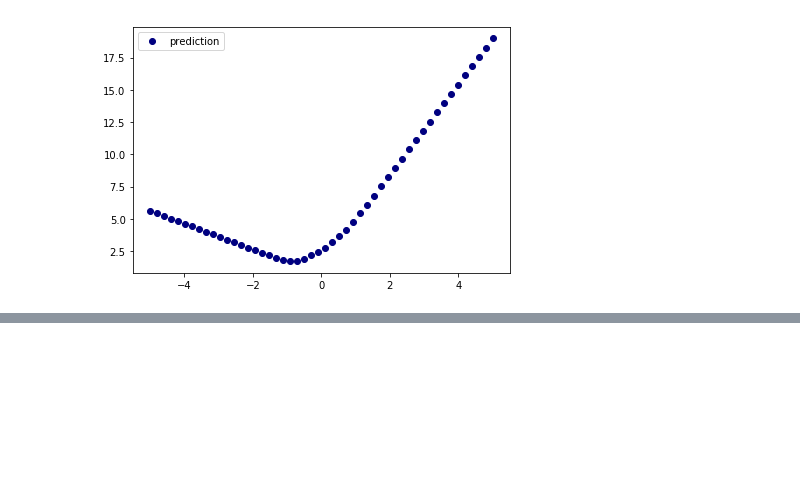
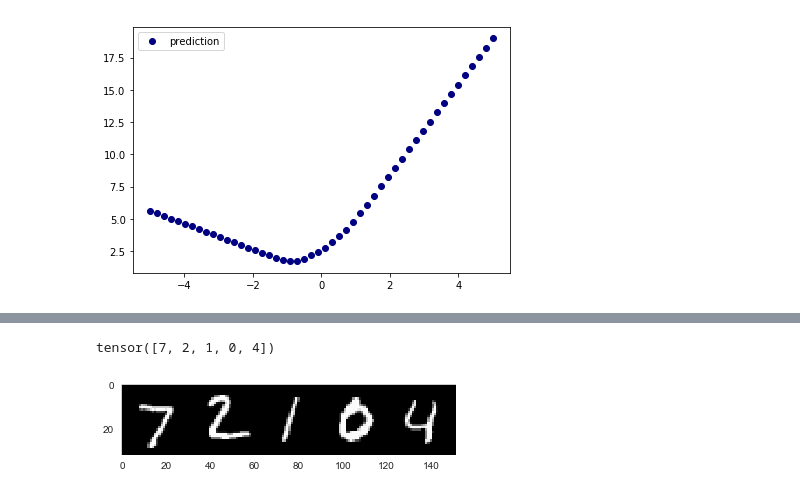
Before and after one commit to saxena-mayur/Weight-Uncertainty-in-Neural-Networks, a Jupyter notebook: BayesBackPropagation.ipynb, the cells around one changed output, grey strips where cells are left out. Saved outputs shown, nothing was run; the diff lists cells and outputs as text; code cells hidden in the pictures; blank space fills up the shorter version.

```diff
--- a/BayesBackPropagation.ipynb
+++ b/BayesBackPropagation.ipynb
@@ -238,0 +368,3 @@ plt.show()
+# %%
+mnist_loader = torch.utils.data.DataLoader(
+    datasets.MNIST('./mnist', train=False, download=True, transform=transforms.ToTensor()), batch_size=5, shuffle=False)
@@ -238,0 +378,9 @@ plt.show()
+# %%
+mnist_sample = iter(mnist_loader).next()
+mnist_sample[0] = mnist_sample[0].to(DEVICE)
+print(mnist_sample[1])
+sns.set_style("dark")
+show(make_grid(mnist_sample[0].cpu()))
+# %% [output]
+tensor([7, 2, 1, 0, 4])
+[figure, added]
```
Also changed, not shown: parts of 11 cells of this notebook, 1 other file.
